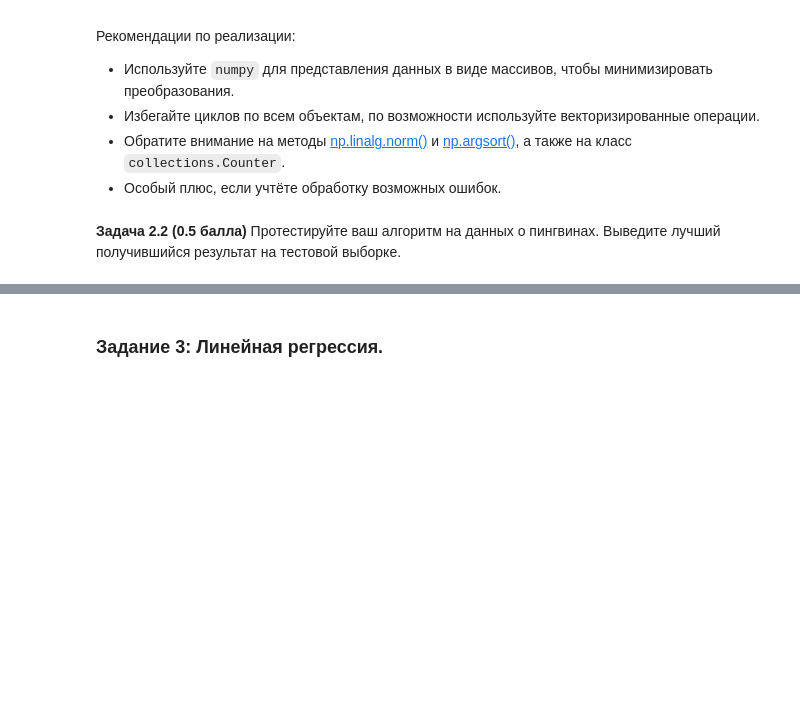
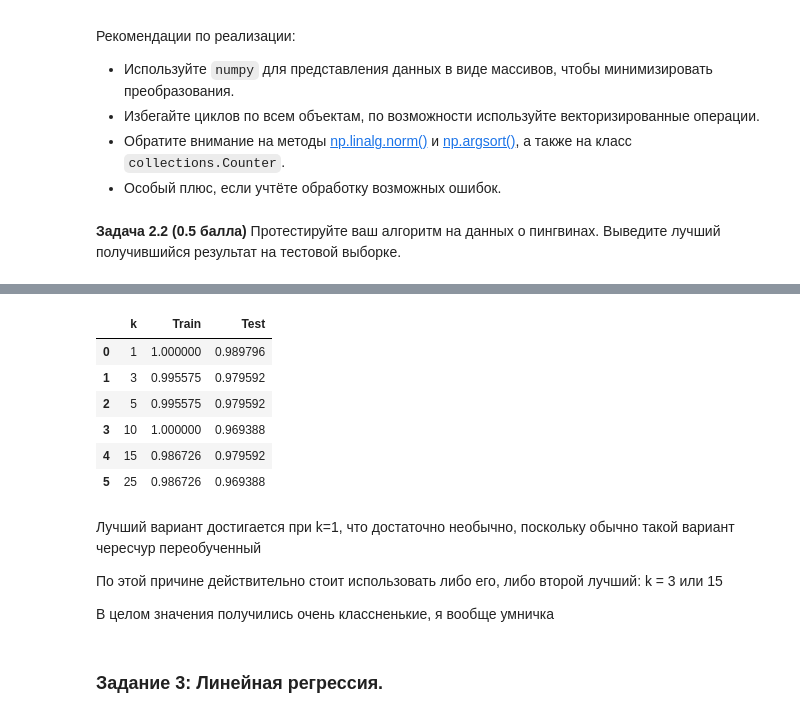
Before and after one commit to Bosbobos/IAD, a Jupyter notebook: MachineLeariningBasics/hw_04_knn/hw04_knn_linreg.ipynb, the cells around one changed output, grey strips where cells are left out. Saved outputs shown, nothing was run; the diff lists cells and outputs as text; code cells hidden in the pictures; blank space fills up the shorter version.

```diff
--- a/MachineLeariningBasics/hw_04_knn/hw04_knn_linreg.ipynb
+++ b/MachineLeariningBasics/hw_04_knn/hw04_knn_linreg.ipynb
@@ -229,31 +232,36 @@ plt.show()
 # %%
 import numpy as np
 from collections import Counter
+from scipy.spatial.distance import cdist
 
 class KNN:
     def __init__(self, k:int):
         self.k = k
+        self.x, self.y = None, None
 
     def fit(self, X, y):
+        # (⌒_⌒;)
+        self.x = X
+        self.y = y
 
-      # YOUR CODE HERE
-      # (⌒_⌒;)
-
-      pass
+    def find_y_by_distances(self, distances):
+        ind = np.argsort(distances)
+        y_ranked = np.take_along_axis(self.y, ind, axis=0)
+        return Counter(y_ranked[:self.k]).most_common(1)[0][0]
 
     def predict(self, X):
+        # (＠_＠)
+        result = []
+        distances = self.count_distance(X, self.x)
+        for dist in distances:
+            result.append(self.find_y_by_distances(dist))
 
-      # YOUR CODE HERE
-      # (＠_＠)
+        return np.array(result)
 
-      pass
 
     def count_distance(self, x, y):
-
-      # YOUR CODE HERE
-      # ヽ(♡‿♡)ノ
-
-      pass
+        # ヽ(♡‿♡)ノ
+        return cdist(x, y, 'euclidean')
 # %%
 # Не меняйте файл!
 def test_knn(KNN):
@@ -302,3 +307,31 @@ test_knn(KNN)
+# %%
+k = [1, 3, 5, 10, 15, 25]
+results = []
+
+for i in range(6):
+    knn = KNN(k[i])
+    knn.fit(x_train, y_train.values.ravel())
+    results.append([k[i],
+                    np.mean(knn.predict(x_train) == y_train.values.ravel()),
+                    np.mean(knn.predict(x_test) == y_test.values.ravel())]
+                   )
+
+results_df = pd.DataFrame(results ,columns=['k', 'Train', 'Test'])
+results_df
+# %% [output]
+|  | k | Train | Test |
+| 0 | 1 | 1.000000 | 0.989796 |
+| 1 | 3 | 0.995575 | 0.979592 |
+| 2 | 5 | 0.995575 | 0.979592 |
+| 3 | 10 | 1.000000 | 0.969388 |
+| 4 | 15 | 0.986726 | 0.979592 |
+| 5 | 25 | 0.986726 | 0.969388 |
+# %% [markdown]
+Лучший вариант достигается при k=1, что достаточно необычно, поскольку обычно такой вариант чересчур переобученный
+
+По этой причине действительно стоит использовать либо его, либо второй лучший: k = 3 или 15
+
+В целом значения получились очень классненькие, я вообще умничка
 # %% [markdown]
 ### Задание 3: Линейная регрессия.
 # %% [markdown]
```
Also changed, not shown: parts of 5 cells of this notebook.
